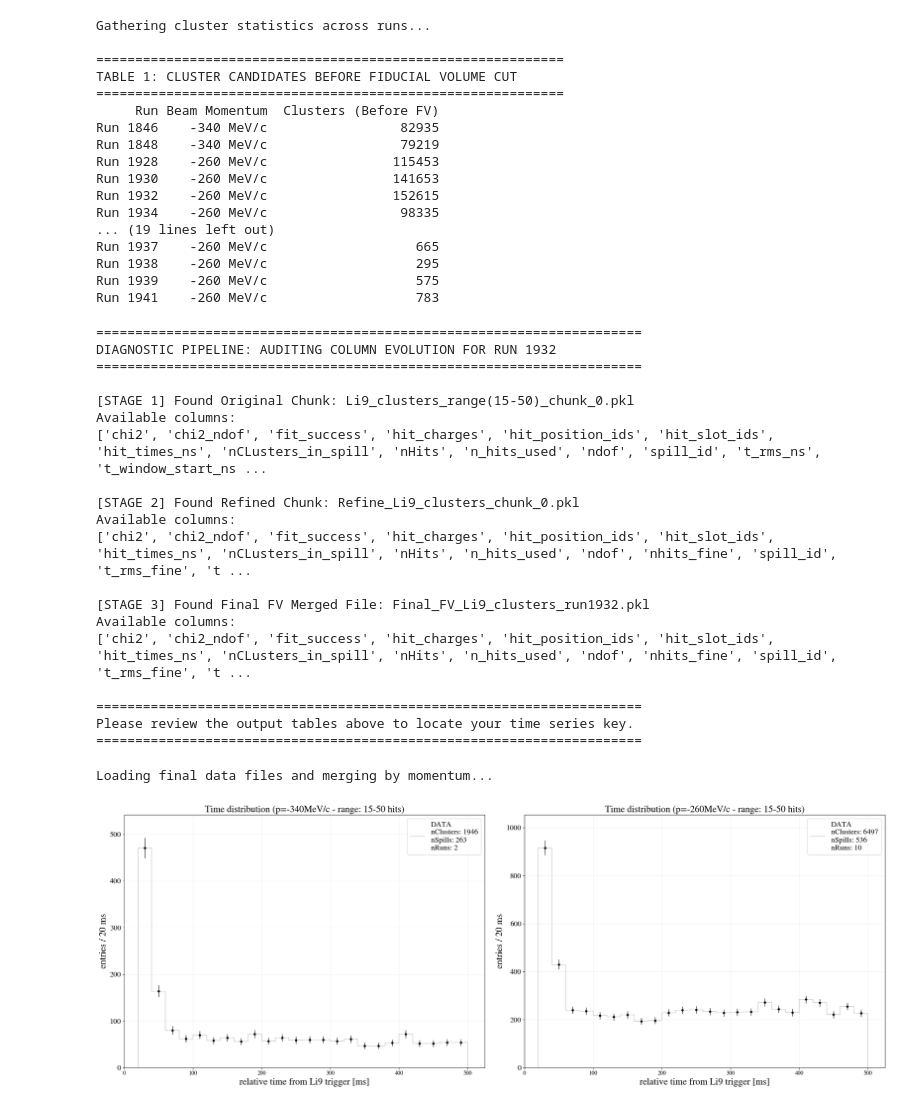
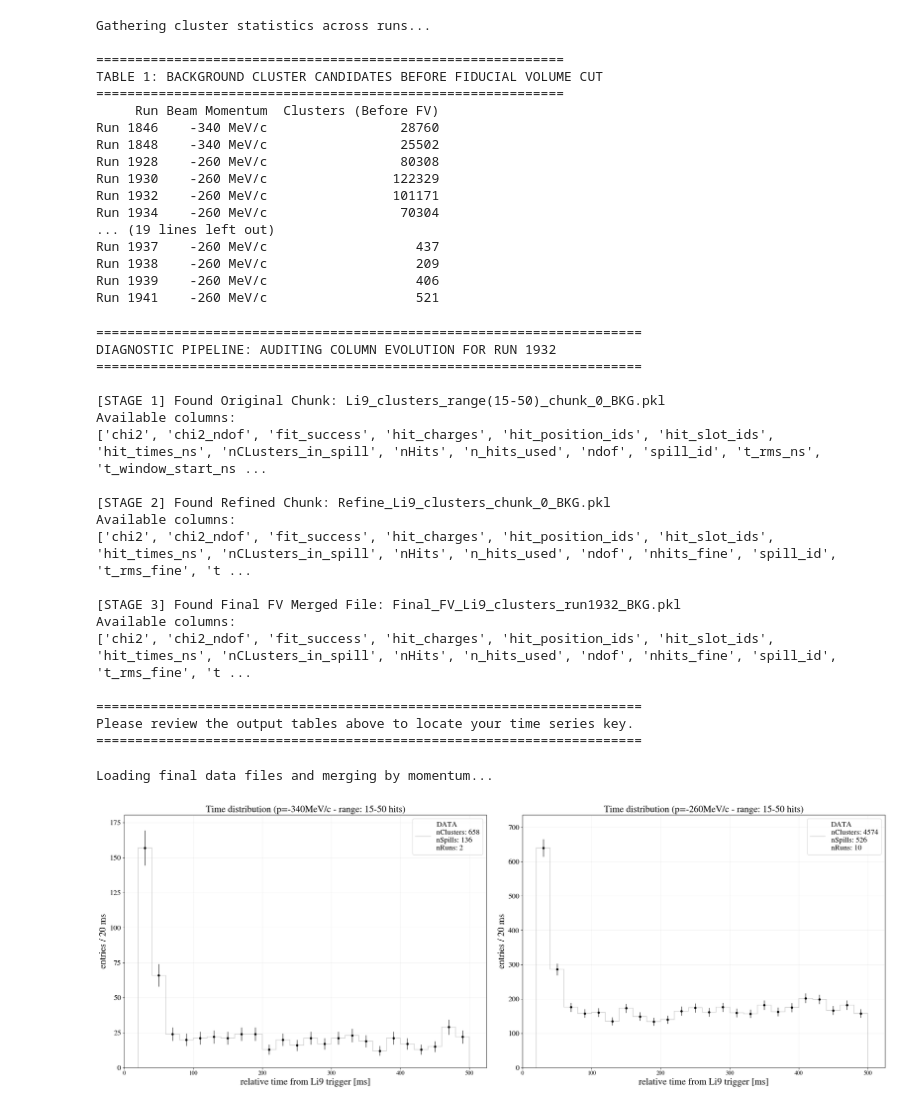
Before and after one commit to elenaramos44/9Li_analysis, a Jupyter notebook: notebooks/FV_after_refinement.ipynb, the cells around one changed output. Drawn from its saved outputs; the diff is of its cells as text; code cells hidden in the pictures.

```diff
--- a/notebooks/FV_after_refinement.ipynb
+++ b/notebooks/FV_after_refinement.ipynb
@@ -71,7 +74,7 @@ for run in RUNS:
     momentum = get_beam_momentum(run)
 
     # --- 1. Count BEFORE strict FV (Summing up the individual refined chunk files) ---
-    refined_pattern = os.path.join(run_folder, "Refine_Li9_clusters_chunk_*.pkl")
+    refined_pattern = os.path.join(run_folder, "Refine_Li9_clusters_chunk*_BKG.pkl")
     refined_files = glob.glob(refined_pattern)
 
     total_before = 0
@@ -89,7 +92,7 @@ for run in RUNS:
     })
 
     # --- 2. Count AFTER strict FV (Loading the single consolidated file) ---
-    final_fv_file = os.path.join(run_folder, f"Final_FV_Li9_clusters_run{run}.pkl")
+    final_fv_file = os.path.join(run_folder, f"Final_FV_Li9_clusters_run{run}_BKG.pkl")
 
     total_after = 0
     if os.path.exists(final_fv_file):
@@ -112,32 +115,32 @@ df_before = pd.DataFrame(before_fv_summary)
 df_after = pd.DataFrame(after_fv_summary)
 
 print("=" * 60)
-print("TABLE 1: CLUSTER CANDIDATES BEFORE FIDUCIAL VOLUME CUT")
+print("TABLE 1: BACKGROUND CLUSTER CANDIDATES BEFORE FIDUCIAL VOLUME CUT")
 print("=" * 60)
 print(df_before.to_string(index=False))
 
 print("\n" + "=" * 60)
-print("TABLE 2: FINAL CLUSTER CANDIDATES WITHIN THE FIDUCIAL VOLUME")
+print("TABLE 2: BACKGROUND FINAL CLUSTER CANDIDATES WITHIN THE FIDUCIAL VOLUME")
 print("=" * 60)
 print(df_after.to_string(index=False))
 # %% [output]
 Gathering cluster statistics across runs...
 
 ============================================================
-TABLE 1: CLUSTER CANDIDATES BEFORE FIDUCIAL VOLUME CUT
+TABLE 1: BACKGROUND CLUSTER CANDIDATES BEFORE FIDUCIAL VOLUME CUT
 ============================================================
      Run Beam Momentum  Clusters (Before FV)
-Run 1846    -340 MeV/c                 82935
-Run 1848    -340 MeV/c                 79219
-Run 1928    -260 MeV/c                115453
-Run 1930    -260 MeV/c                141653
-Run 1932    -260 MeV/c                152615
-Run 1934    -260 MeV/c                 98335
+Run 1846    -340 MeV/c                 28760
+Run 1848    -340 MeV/c                 25502
+Run 1928    -260 MeV/c                 80308
+Run 1930    -260 MeV/c                122329
+Run 1932    -260 MeV/c                101171
+Run 1934    -260 MeV/c                 70304
 ... (19 lines left out)
-Run 1937    -260 MeV/c                   665
-Run 1938    -260 MeV/c                   295
-Run 1939    -260 MeV/c                   575
-Run 1941    -260 MeV/c                   783
+Run 1937    -260 MeV/c                   437
+Run 1938    -260 MeV/c                   209
+Run 1939    -260 MeV/c                   406
+Run 1941    -260 MeV/c                   521
 # %%
 import os
 import glob
@@ -155,7 +158,7 @@ print(f"DIAGNOSTIC PIPELINE: AUDITING COLUMN EVOLUTION FOR RUN {RUN_TEST}")
 print("=" * 70)
 
 # --- STAGE 1: Original Unrefined Chunks ---
-original_pattern = os.path.join(run_folder, "Li9_clusters_range(15-50)_chunk_*.pkl")
+original_pattern = os.path.join(run_folder, "Li9_clusters_range(15-50)_chunk*_BKG.pkl")
 original_files = sorted(glob.glob(original_pattern))
 
 if original_files:
@@ -170,7 +173,7 @@ else:
     print("\n[STAGE 1] Warning: No original chunk files found to inspect.")
 
 # --- STAGE 2: Refined Chunks ---
-refined_pattern = os.path.join(run_folder, "Refine_Li9_clusters_chunk_*.pkl")
+refined_pattern = os.path.join(run_folder, "Refine_Li9_clusters_chunk*_BKG.pkl")
 refined_files = sorted(glob.glob(refined_pattern))
 
 if refined_files:
@@ -185,7 +188,7 @@ else:
     print("\n[STAGE 2] Warning: No refined chunk files found to inspect.")
 
 # --- STAGE 3: Final Consolidated FV File ---
-final_fv_file = os.path.join(run_folder, f"Final_FV_Li9_clusters_run{RUN_TEST}.pkl")
+final_fv_file = os.path.join(run_folder, f"Final_FV_Li9_clusters_run{RUN_TEST}_BKG.pkl")
 
 if os.path.exists(final_fv_file):
     print(f"\n[STAGE 3] Found Final FV Merged File: {os.path.basename(final_fv_file)}")
@@ -206,15 +209,15 @@ print("=" * 70)
 DIAGNOSTIC PIPELINE: AUDITING COLUMN EVOLUTION FOR RUN 1932
 ======================================================================
 
-[STAGE 1] Found Original Chunk: Li9_clusters_range(15-50)_chunk_0.pkl
+[STAGE 1] Found Original Chunk: Li9_clusters_range(15-50)_chunk_0_BKG.pkl
 Available columns:
 ['chi2', 'chi2_ndof', 'fit_success', 'hit_charges', 'hit_position_ids', 'hit_slot_ids', 'hit_times_ns', 'nCLusters_in_spill', 'nHits', 'n_hits_used', 'ndof', 'spill_id', 't_rms_ns', 't_window_start_ns ...
 
-[STAGE 2] Found Refined Chunk: Refine_Li9_clusters_chunk_0.pkl
+[STAGE 2] Found Refined Chunk: Refine_Li9_clusters_chunk_0_BKG.pkl
 Available columns:
 ['chi2', 'chi2_ndof', 'fit_success', 'hit_charges', 'hit_position_ids', 'hit_slot_ids', 'hit_times_ns', 'nCLusters_in_spill', 'nHits', 'n_hits_used', 'ndof', 'nhits_fine', 'spill_id', 't_rms_fine', 't ...
 
-[STAGE 3] Found Final FV Merged File: Final_FV_Li9_clusters_run1932.pkl
+[STAGE 3] Found Final FV Merged File: Final_FV_Li9_clusters_run1932_BKG.pkl
 Available columns:
 ['chi2', 'chi2_ndof', 'fit_success', 'hit_charges', 'hit_position_ids', 'hit_slot_ids', 'hit_times_ns', 'nCLusters_in_spill', 'nHits', 'n_hits_used', 'ndof', 'nhits_fine', 'spill_id', 't_rms_fine', 't ...
 
@@ -234,7 +237,7 @@ print("\nLoading final data files and merging by momentum...")
 
 for run in RUNS:
     run_folder = f"{BASE_DIR}/run{run}/processed"
-    final_fv_file = os.path.join(run_folder, f"Final_FV_Li9_clusters_run{run}.pkl")
+    final_fv_file = os.path.join(run_folder, f"Final_FV_Li9_clusters_run{run}_BKG.pkl")
 
     if os.path.exists(final_fv_file):
         try:
@@ -310,31 +313,31 @@ for config in plot_configs:
             f"DATA\n"
             f"nClusters: {len(df_plot)}\n"
             f"nSpills: {df_plot['spill_id'].nunique() if 'spill_id' in df_plot.columns else 'N/A'}\n"
             f"nRuns: {config['num_runs']}"
         ),
     )
 
     # Superimpose clean error data points
     ax.errorbar(bin_centers, counts, yerr=errors, fmt="o", color="black", markersize=4, capsize=0, elinewidth=1, ls="none")
 
     # Horizontal baseline restriction strictly bounded between 20 ms and 500 ms
     #ax.hlines(y=config["const_line"], xmin=20, xmax=500, color="red", linewidth=2.5, label=f"C = {config['const_line']}")
 
     # Set axes parameters, labels, and clean background grids
     ax.set_title(config["title"])
     ax.set_xlabel("relative time from Li9 trigger [ms]")
     ax.set_ylabel(f"entries / {bin_width} ms")
     ax.grid(True, which="both", linestyle="-", alpha=0.2)
 
     # Explicitly linear scale to match the aesthetic reference panel
     ax.set_yscale("linear")
     ax.set_xlim(0, 525)
     ax.set_ylim(0, max(counts) * 1.15)
 
     ax.legend(loc="upper right", frameon=True)
 
 plt.tight_layout()
 plt.show()
 # %% [output]
 Loading final data files and merging by momentum...
-[figure, old version]
+[figure, new version]
```
Also changed, not shown: parts of 7 cells of this notebook, 18 other files.
